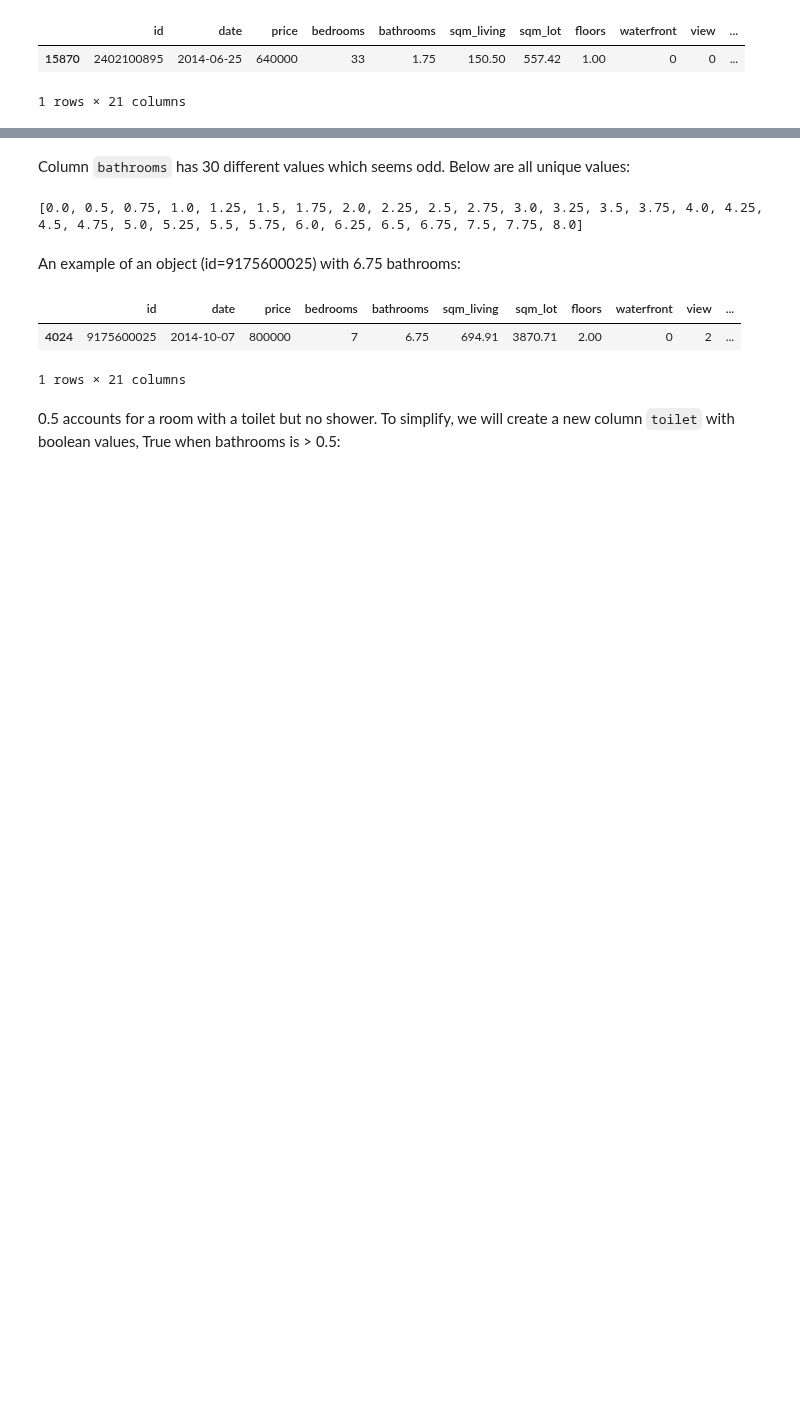
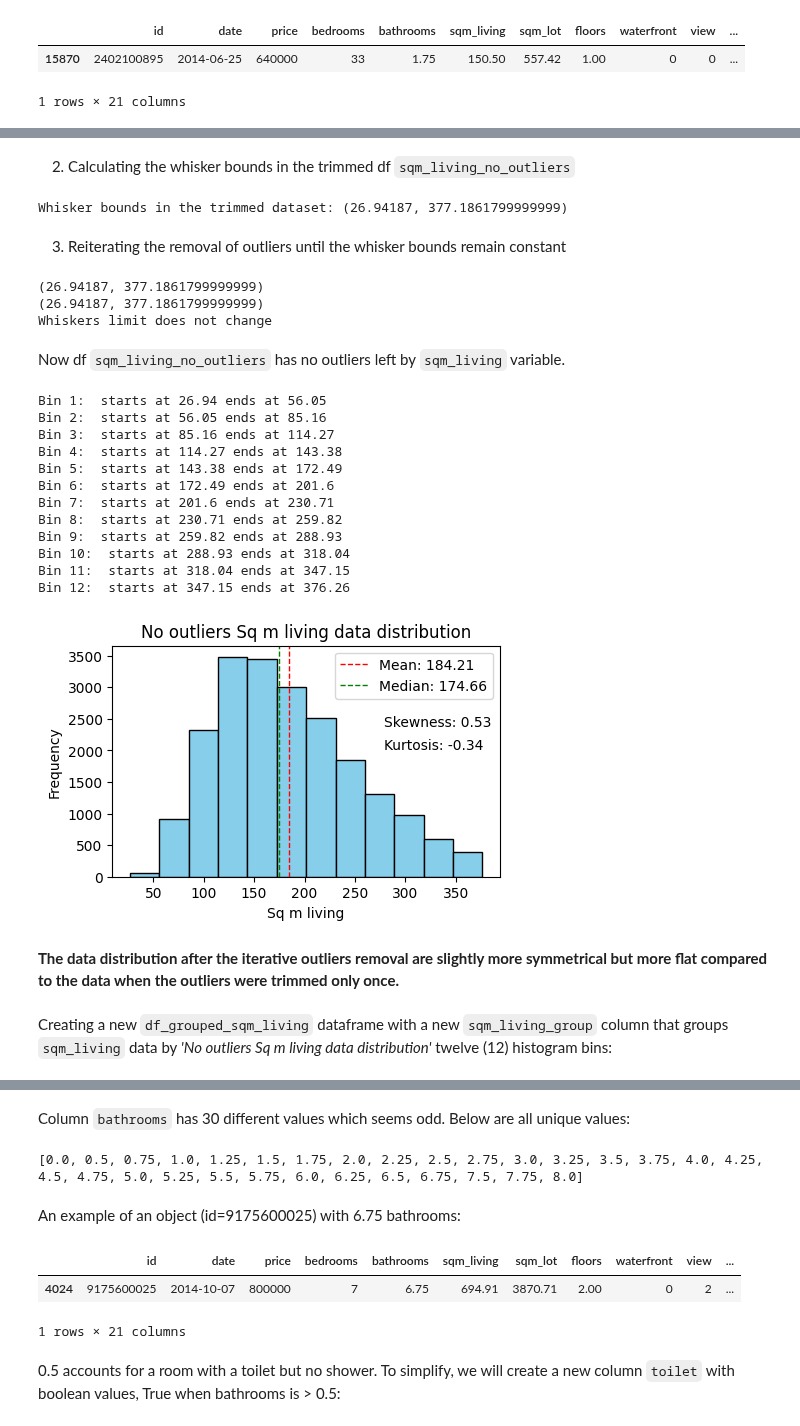
Before and after one commit to AurelPap/apartment-hunter, a Jupyter notebook: data-processing-merged.ipynb, the cells around one changed output, grey strips where cells are left out. Cells and saved outputs as stored; diff of their text form; code cells hidden in the pictures; blank space fills up the shorter version.

```diff
--- a/data-processing-merged.ipynb
+++ b/data-processing-merged.ipynb
@@ -83,3 +93,16 @@ def histogram(data, bins, label, title='' '''{title} {label} data distribution''
+# %%
+def histogram_bins_values(data, bins, print_flag=None):
+    bin_size = (data.max() - data.min()) / bins
+    bin_start = data.min()
+    bin_values = []
+    for bin in range(bins):
+        bin_start = round(bin_start, 2)
+        bin_end = round(bin_start + bin_size, 2)
+        if print_flag != None:
+            print(f'Bin {bin + 1}:  starts at {bin_start} ends at {bin_end}')
+        bin_values.append((bin_start, bin_end))
+        bin_start = bin_end
+    return bin_values
 # %% [markdown]
 ###### Scientific notation display option on Pandas
 # %% [markdown]
@@ -327,0 +366,48 @@ df_33_bedrooms
+# %% [markdown]
+2. Calculating the whisker bounds in the trimmed df `sqm_living_no_outliers`
+# %%
+sqm_living_no_outliers_whiskers = boxplot_whiskers(sqm_living_no_outliers['sqm_living'])
+print('Whisker bounds in the trimmed dataset:', sqm_living_no_outliers_whiskers)
+# %% [output]
+Whisker bounds in the trimmed dataset: (26.94187, 377.1861799999999)
+# %% [markdown]
+3. Reiterating the removal of outliers until the whisker bounds remain constant
+# %%
+previous_whiskers = sqm_living_no_outliers_whiskers
+print(previous_whiskers)
+while True:
+    sqm_living_no_outliers = sqm_living_no_outliers[(sqm_living_no_outliers['sqm_living'] >= boxplot_whiskers(sqm_living_no_outliers['sqm_living'])[0]) & (sqm_living_no_outliers['sqm_living'] <= boxplot_whiskers(sqm_living_no_outliers['sqm_living'])[1])]
+    current_whiskers = boxplot_whiskers(sqm_living_no_outliers['sqm_living'])
+    print(current_whiskers)
+    if previous_whiskers == current_whiskers:
+        print('Whiskers limit does not change')
+        break
+    previous_whiskers = current_whiskers
+# %% [output]
+(26.94187, 377.1861799999999)
+(26.94187, 377.1861799999999)
+Whiskers limit does not change
+# %% [markdown]
+Now df `sqm_living_no_outliers` has no outliers left by `sqm_living` variable.
+# %%
+no_of_bins = 12
+hist_bin_values = histogram_bins_values(sqm_living_no_outliers['sqm_living'], no_of_bins, print_flag=True)
+histogram(sqm_living_no_outliers['sqm_living'], label='Sq m living', bins=no_of_bins, figsize=(5, 3), title='No outliers', skewness=(0.7, 0.65), kurtosis=(0.7, 0.55), mean=True, median=True, legend=True)
+# %% [output]
+Bin 1:  starts at 26.94 ends at 56.05
+Bin 2:  starts at 56.05 ends at 85.16
+Bin 3:  starts at 85.16 ends at 114.27
+Bin 4:  starts at 114.27 ends at 143.38
+Bin 5:  starts at 143.38 ends at 172.49
+Bin 6:  starts at 172.49 ends at 201.6
+Bin 7:  starts at 201.6 ends at 230.71
+Bin 8:  starts at 230.71 ends at 259.82
+Bin 9:  starts at 259.82 ends at 288.93
+Bin 10:  starts at 288.93 ends at 318.04
+Bin 11:  starts at 318.04 ends at 347.15
+Bin 12:  starts at 347.15 ends at 376.26
+[figure, added]
+# %% [markdown]
+**The data distribution after the iterative outliers removal are slightly more symmetrical but more flat compared to the data when the outliers were trimmed only once.**
+# %% [markdown]
+Creating a new `df_grouped_sqm_living` dataframe with a new `sqm_living_group` column that groups `sqm_living` data by *'No outliers Sq m living data distribution'* twelve (12) histogram bins:
```
Also changed, not shown: parts of 44 cells of this notebook.
